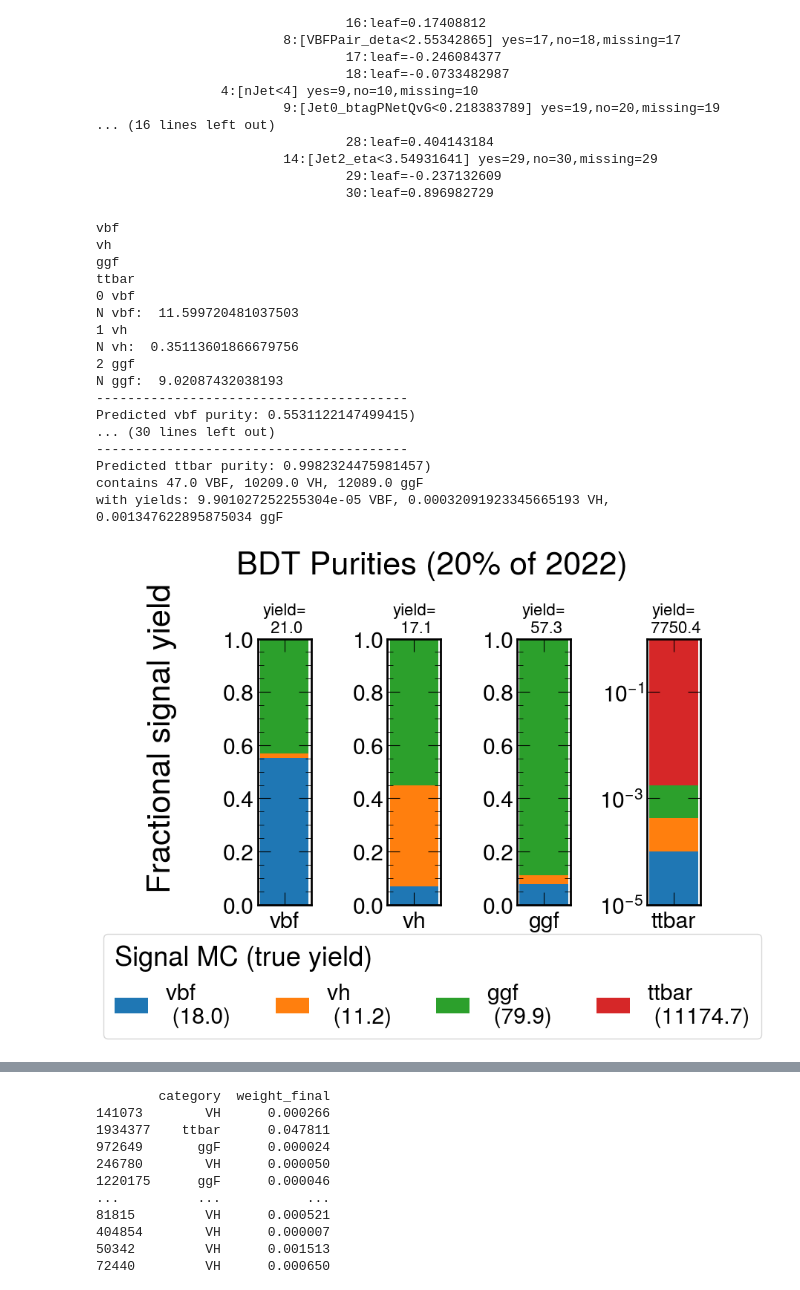
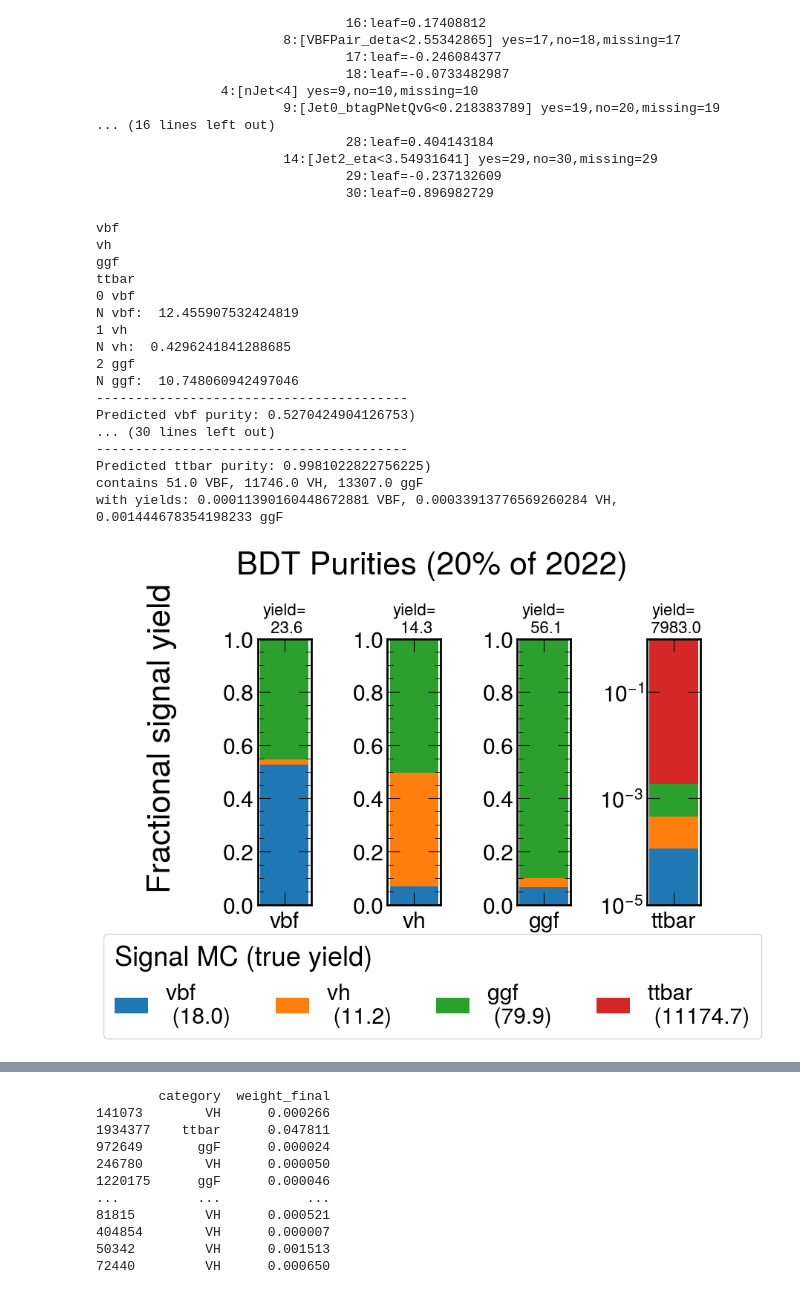
Before and after one commit to weissben2000/hbb-run3, a Jupyter notebook: python/TrainBatchedBDT_4Cat.ipynb, the cells around one changed output, grey strips where cells are left out. Drawn from its saved outputs; the diff is of its cells as text; code cells hidden in the pictures.

```diff
--- a/python/TrainBatchedBDT_4Cat.ipynb
+++ b/python/TrainBatchedBDT_4Cat.ipynb
@@ -29,7 +29,7 @@ from batch_iterator import Iterator
 max_bin = 256
 params = {
     # 'n_estimators':100,  # number of boosting rounds (i.e. number of decision trees)
-    'max_depth':8,  # max depth of each decision tree
+    'max_depth':6,  # max depth of each decision tree
     'learning_rate':0.5,
     'early_stopping_rounds':20,  #Remove this # how many rounds to wait to see if the loss is going down
     # 'missing': np.nan,
@@ -45,7 +45,7 @@ params = {
 }
 # %%
 eval_result={}
-data_dir = "/uscms/home/bweiss/nobackup/hbb-run3/data/4cat_BDT_data_22_newSkim_WTest"
+data_dir = "/uscms/home/bweiss/nobackup/hbb-run3/data/4cat_BDT_data_22_newSkim_LessVars"
 file_paths = [os.path.join(data_dir, f) for f in os.listdir(data_dir) if f.endswith(".parquet")]
 metadata_dir = os.path.join(data_dir, "metadata.pkl")
 train_files = file_paths[:4]
@@ -78,7 +77,7 @@ removing cache files:  ['cache-0x55b4fc96e8a0.gradient_index.page']
 model = None
 model = xgb.train(params,
          Xy_train,
-         80,
+         100,
          # evals = [(DM_train, 'train'), (DM_test, 'test')],
          evals=[(Xy_train, "Train"), (Xy_val, "Val")
                ],
@@ -137,6 +139,6 @@ model.save_model('BatchedBDT_4Cat_26Sep10_TEST.json')
 # %%
 booster = xgb.XGBClassifier()
-booster.load_model('./BatchedBDT_4Cat_26Sep10_TEST.json')
+booster.load_model('./BatchedBDT_4Cat_26Sep21_LessVars.json')
 # dir(booster)
 # %%
 print(dir(model))
@@ -191,7 +193,7 @@ label2cat = {0: "vbf",
 #             }
 
 omit_cols = ['category','y', 'weight', 'finalWeight', 'sum_genWeight', 'weight_nonorm',
-             'BDT_weight', 'BDT_cat_weight', 'BDT_era_weight', 'BDT_Ncat_weight',
+             'BDT_weight', 'BDT_cat_weight', 'BDT_era_weight', #'BDT_Ncat_weight',
              'FatJet0_pt', 'FatJet0_msd']
 # omit_cols = ['isSignal', 'weight','weight_final', 'BDT_score',
 #              'category', 'FatJet0_pt', 'FatJet0_msd', 'FatJet0_msdmatched',
@@ -294,41 +296,41 @@ for name, label in cat2label.items():
 
 fig, axes  = plt.subplots(1,4, figsize = (8,6))
 categories = ['vbf', 'vh', 'ggf', 'ttbar'#'tth'#'False'
              ]
 # categories = ['VBF', 'VH', 'ggF', 'ttbar'#'tth'#'False'
 #              ]
 for i in range(4):
     a = purity_plot(axes[i], test_file, use_weights = True, category = categories[i])
 
 hands, legs = axes[3].get_legend_handles_labels()
 legs = [f'{l} \n ({round(true_yields[l], 1)})' for j, l in enumerate(legs)]
 
 fig.legend(#[f'{name} \n ({round(true_yields[name], 1)})' for name in categories],
            hands, legs,
            ncol = 4, title= 'Signal MC (true yield)', alignment='left', loc = 'lower center', frameon=True, bbox_to_anchor=(0.5, -0.2))
 fig.suptitle('BDT Purities (20% of 2022)', x=0.5, y=0.92)
 fig.supylabel('Fractional signal yield')
 fig.tight_layout()
 # plt.savefig('PurityPlot_3cat_WithAK4PNet_26Jul9.png', bbox_inches="tight")
 # %% [output]
 vbf
 vh
 ggf
 ttbar
 0 vbf
-N vbf:  11.599720481037503
+N vbf:  12.455907532424819
 1 vh
-N vh:  0.35113601866679756
+N vh:  0.4296241841288685
 2 ggf
-N ggf:  9.02087432038193
+N ggf:  10.748060942497046
 ----------------------------------------
-Predicted vbf purity: 0.5531122147499415)
+Predicted vbf purity: 0.5270424904126753)
 ... (30 lines left out)
 ----------------------------------------
-Predicted ttbar purity: 0.9982324475981457)
-contains 47.0 VBF, 10209.0 VH, 12089.0 ggF
-with yields: 9.901027252255304e-05 VBF, 0.00032091923345665193 VH, 0.001347622895875034 ggF
+Predicted ttbar purity: 0.9981022822756225)
+contains 51.0 VBF, 11746.0 VH, 13307.0 ggF
+with yields: 0.00011390160448672881 VBF, 0.00033913776569260284 VH, 0.001444678354198233 ggF
-[figure, old version]
+[figure, new version]
 # %%
 # features = model.feature_names
 features = booster.get_booster().feature_names
```
Also changed, not shown: parts of 5 cells of this notebook, 4 other files.
